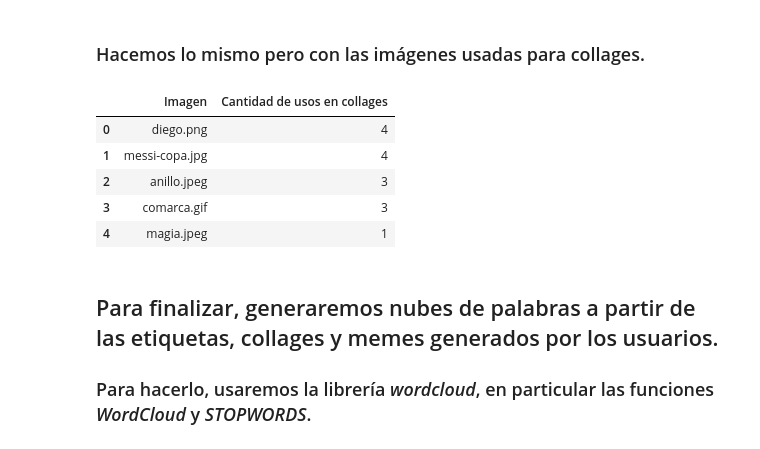
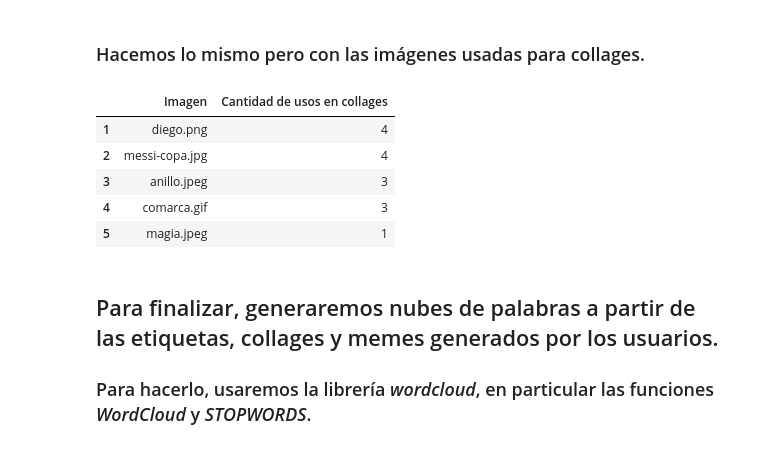
Before and after one commit to Petercantropvs/UNLPImage, a Jupyter notebook: unlpimage/estadisticas_jupyter.ipynb, the cells around one changed output. Saved outputs shown, nothing was run; the diff lists cells and outputs as text; code cells hidden in the pictures.

```diff
--- a/unlpimage/estadisticas_jupyter.ipynb
+++ b/unlpimage/estadisticas_jupyter.ipynb
@@ -495,28 +498,30 @@ df_aux
 # %%
 condition = (df["Action"] == "Creó un collage")
 filtered_df = df[condition]
 filtered_df
 from collections import Counter
 tags = []
 tags_aux = filtered_df['Values'].tolist()
 
 for t in tags_aux:
     tags.append(ast.literal_eval(t))
 
 single_list = [item for sublist in tags for item in sublist]
 
 count = Counter(single_list)
 top = count.most_common(5)
 
 df_aux = pd.DataFrame(top, columns=['Imagen', 'Cantidad de usos en collages'])
+
+df_aux.index = df_aux.index+1
 df_aux
 # %% [output]
 |  | Imagen | Cantidad de usos en collages |
-| 0 | diego.png | 4 |
-| 1 | messi-copa.jpg | 4 |
-| 2 | anillo.jpeg | 3 |
-| 3 | comarca.gif | 3 |
-| 4 | magia.jpeg | 1 |
+| 1 | diego.png | 4 |
+| 2 | messi-copa.jpg | 4 |
+| 3 | anillo.jpeg | 3 |
+| 4 | comarca.gif | 3 |
+| 5 | magia.jpeg | 1 |
 # %% [markdown]
 ## Para finalizar, generaremos nubes de palabras a partir de las etiquetas, collages y memes generados por los usuarios.
 
```
Also changed, not shown: parts of 2 cells of this notebook.
